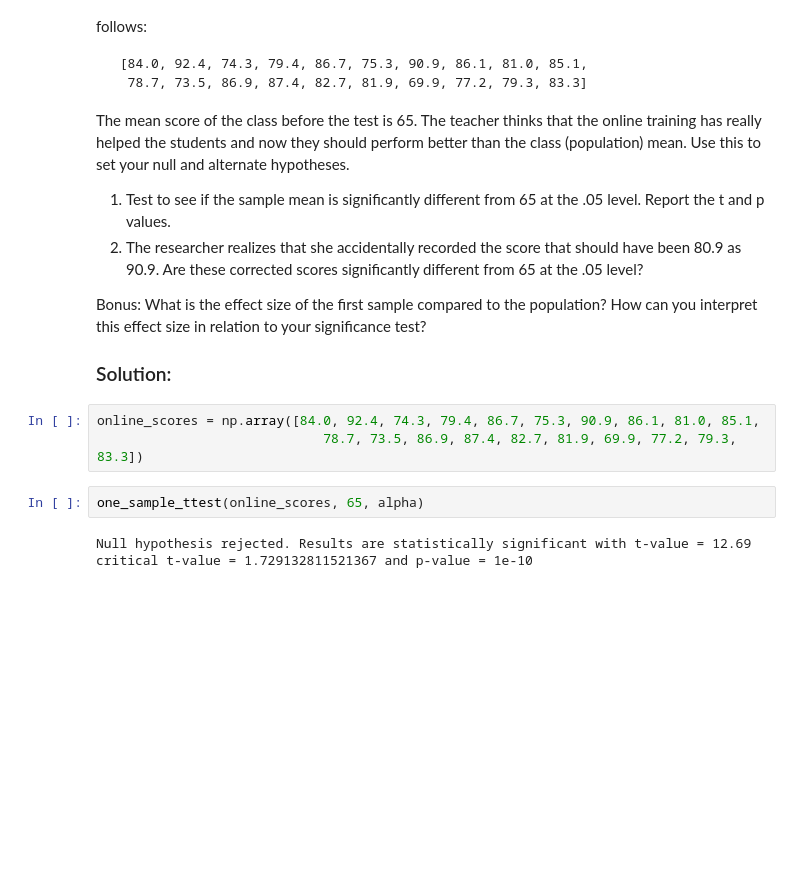
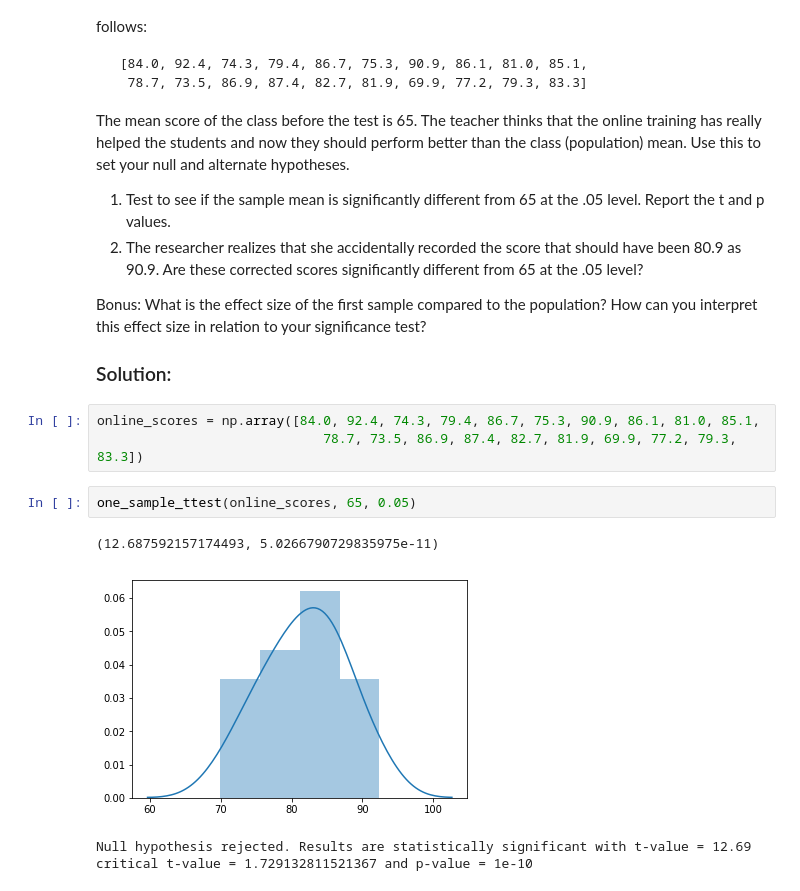
Before and after one commit to bl419cam/dsc-one-sample-t-tests-lab-seattle-ds-062419, a Jupyter notebook: index.ipynb, the cells around one changed output. Drawn from its saved outputs; the diff is of its cells as text; blank space fills up the shorter version.

```diff
--- a/index.ipynb
+++ b/index.ipynb
@@ -65,7 +65,10 @@ Bonus: What is the effect size of the first sample compared to the population? H
 online_scores = np.array([84.0, 92.4, 74.3, 79.4, 86.7, 75.3, 90.9, 86.1, 81.0, 85.1,
                              78.7, 73.5, 86.9, 87.4, 82.7, 81.9, 69.9, 77.2, 79.3, 83.3])
 # %%
-one_sample_ttest(online_scores, 65, alpha)
+one_sample_ttest(online_scores, 65, 0.05)
+# %% [output]
+(12.687592157174493, 5.0266790729835975e-11)
+[figure, added]
 # %%
 # %% [output]
 Null hypothesis rejected. Results are statistically significant with t-value = 12.69 critical t-value = 1.729132811521367 and p-value = 1e-10
```
